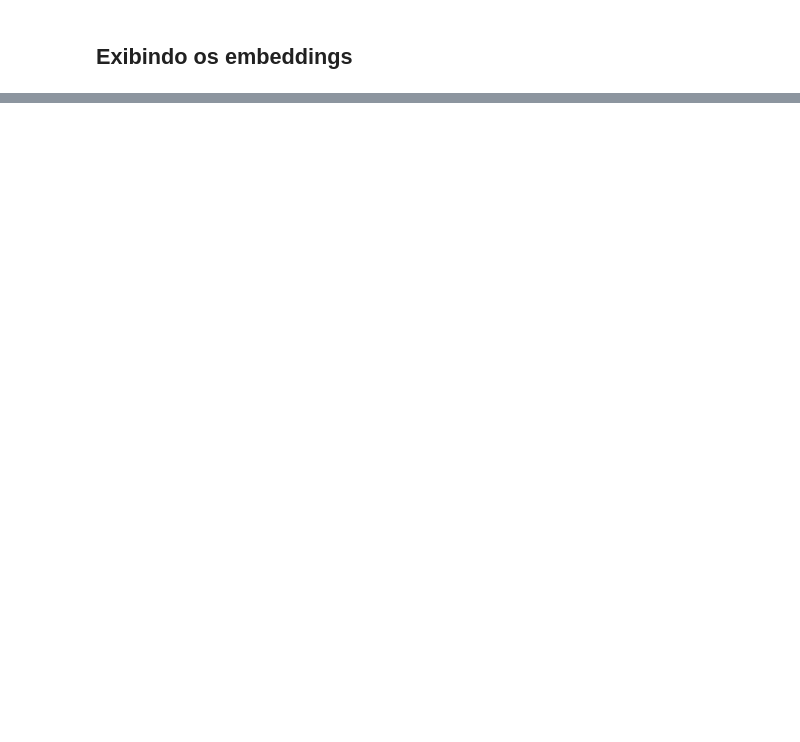
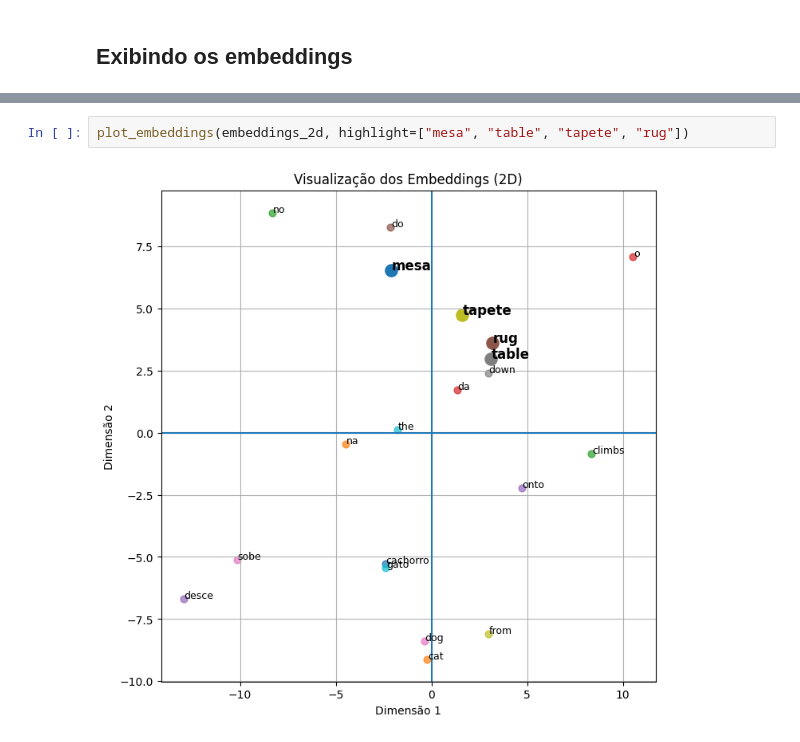
Before and after one commit to professortavares/build_llm, a Jupyter notebook: notebooks/cap02/08 - CBoW.ipynb, the cells around one changed output, grey strips where cells are left out. Cells and saved outputs as stored; diff of their text form; blank space fills up the shorter version.

```diff
--- a/notebooks/cap02/08 - CBoW.ipynb
+++ b/notebooks/cap02/08 - CBoW.ipynb
@@ -485,0 +559,4 @@ plot_embeddings(embeddings_2d, highlight=["gato", "cachorro", "aranha"])
+# %%
+plot_embeddings(embeddings_2d, highlight=["mesa", "table", "tapete", "rug"])
+# %% [output]
+[figure, added]
```
Also changed, not shown: parts of 9 cells of this notebook, 6 other files.
